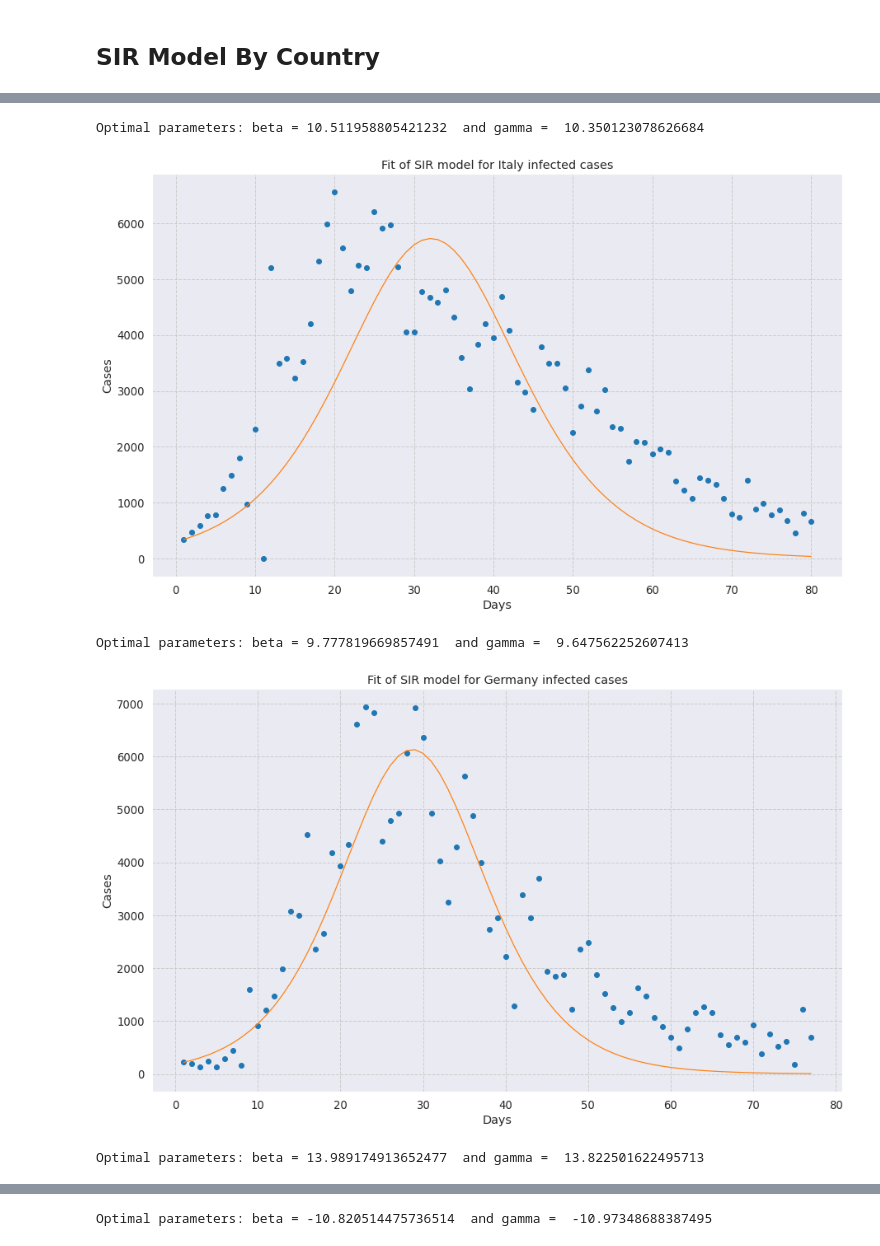
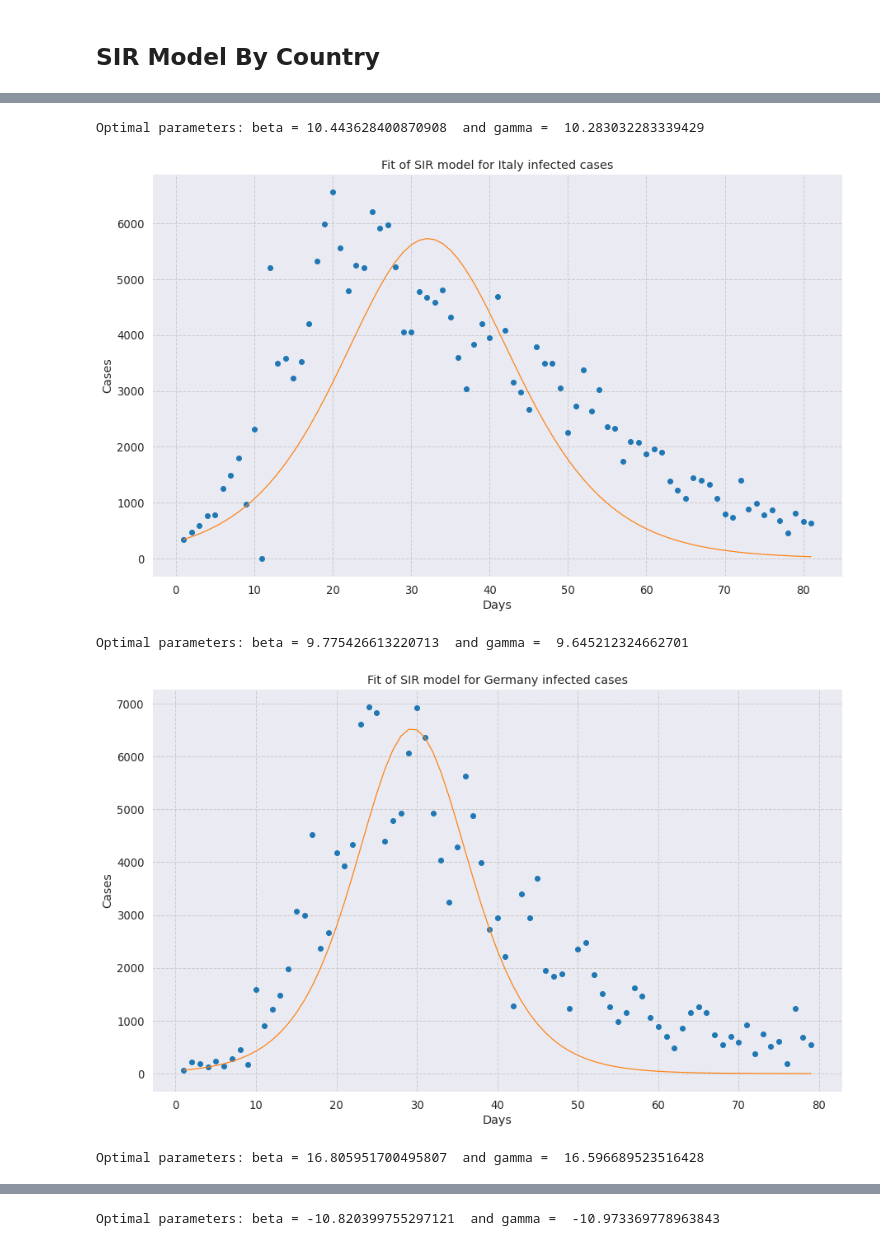
Before and after one commit to rdcolema/covid19-tracking, a Jupyter notebook: covid_forecasting.ipynb, the cells around one changed output, grey strips where cells are left out. Drawn from its saved outputs; the diff is of its cells as text; code cells hidden in the pictures.

```diff
--- a/covid_forecasting.ipynb
+++ b/covid_forecasting.ipynb
@@ -31,7 +31,7 @@ DATA_DIR = "csse_covid_19_daily_reports/"
 
 # Dates to model
 MIN_DATE = '2020-03-01'
-MAX_DATE = '2020-05-20'
+MAX_DATE = '2020-05-21'
 DATE_LIST = pd.date_range(MIN_DATE, MAX_DATE).strftime('%Y-%m-%d').tolist()
 
 # Individual countries to model
@@ -301,5 +301,5 @@ degrees_to_plot = [1, 2]
 
 for country_name in MODEL_COUNTRIES:
     for degree in degrees_to_plot:
-        plot_regression(all_data, country_name, holdout=7, degree=degree, n_knots=5)
+        plot_regression(all_data, country_name, holdout=7, degree=degree, n_knots=7)
 # %% [output]
@@ -430,7 +430,7 @@ def plot_sir(df, country_name):
 SIR_START_DAYS = {
     "US": 1,
     "Italy": 1,
-    "Germany": 4,
+    "Germany": 3,
     "France": 5
 }
 
@@ -441,5 +441,5 @@ for country_name in MODEL_COUNTRIES:
-Optimal parameters: beta = 10.511958805421232  and gamma =  10.350123078626684
+Optimal parameters: beta = 10.443628400870908  and gamma =  10.283032283339429
-[figure, old version]
+[figure, new version]
-Optimal parameters: beta = 9.777819669857491  and gamma =  9.647562252607413
+Optimal parameters: beta = 9.775426613220713  and gamma =  9.645212324662701
-[figure, old version]
+[figure, new version]
-Optimal parameters: beta = 13.989174913652477  and gamma =  13.822501622495713
+Optimal parameters: beta = 16.805951700495807  and gamma =  16.596689523516428
@@ -447 +447 @@ Optimal parameters: beta = 13.989174913652477  and gamma =  13.822501622495713
-Optimal parameters: beta = -10.820514475736514  and gamma =  -10.97348688387495
+Optimal parameters: beta = -10.820399755297121  and gamma =  -10.973369778963843
```
Also changed, not shown: parts of 4 cells of this notebook, 2 other files.
